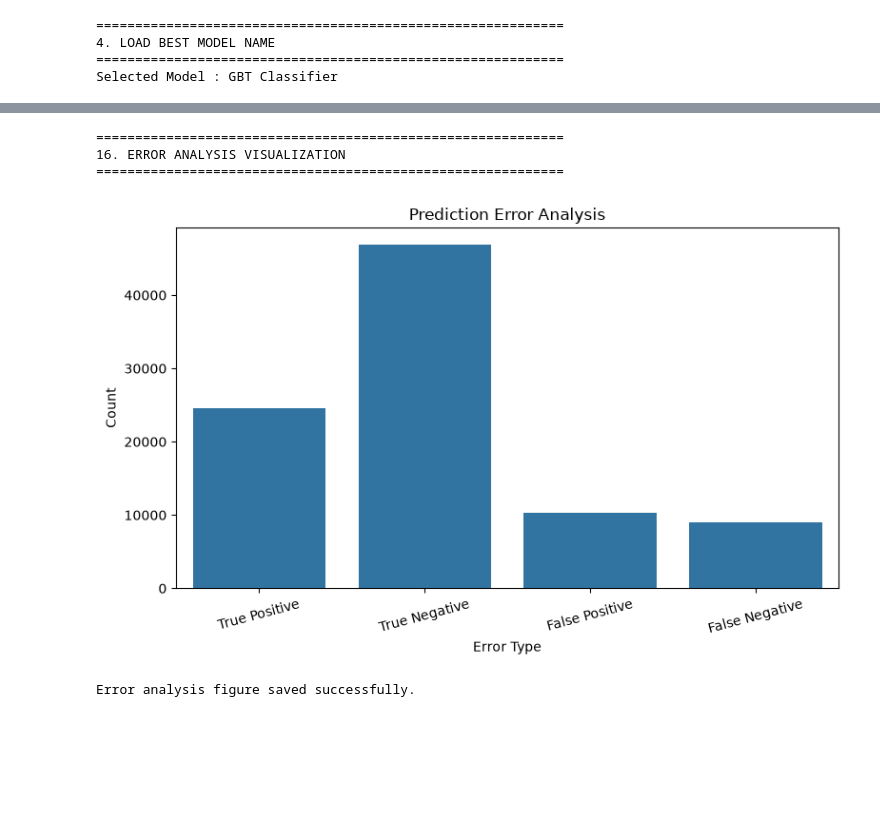
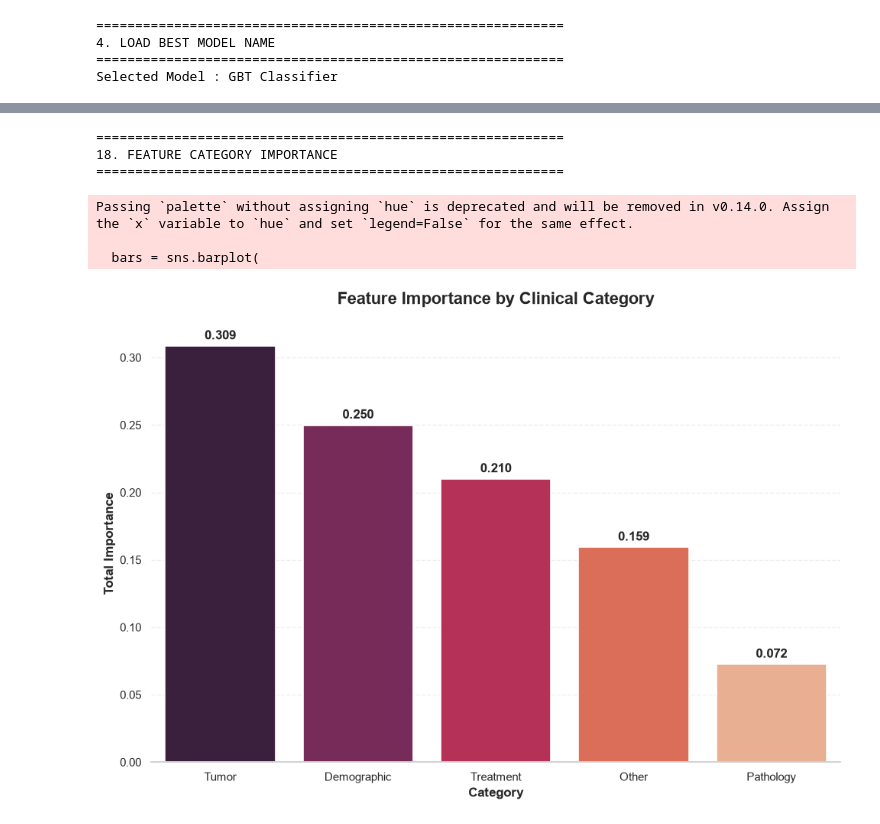
Before and after one commit to JinxX111/Breast-Cancer-Survival-Prediction, a Jupyter notebook: notebooks/06_Model_Interpretation.ipynb, the cells around one changed output, grey strips where cells are left out. Drawn from its saved outputs; the diff is of its cells as text; code cells hidden in the pictures; blank space fills up the shorter version.

```diff
--- a/notebooks/06_Model_Interpretation.ipynb
+++ b/notebooks/06_Model_Interpretation.ipynb
@@ -56,6 +56,23 @@ from sklearn.metrics import (
     f1_score
 )
 
+# Visualization Style Configuration
+
+import matplotlib.pyplot as plt
+import seaborn as sns
+
+sns.set_theme(
+    style="whitegrid",
+    context="notebook"
+)
+
+plt.rcParams["figure.figsize"] = (10,6)
+plt.rcParams["axes.titlesize"] = 15
+plt.rcParams["axes.labelsize"] = 12
+plt.rcParams["xtick.labelsize"] = 11
+plt.rcParams["ytick.labelsize"] = 11
+plt.rcParams["legend.fontsize"] = 11
+
 PROJECT_ROOT = os.path.abspath("..")
 if PROJECT_ROOT not in sys.path:
     sys.path.append(PROJECT_ROOT)
@@ -659,42 +708,50 @@ False Negative Rate  : 0.2690
 | 10 | False Negative Rate | 0.268954 |
 Error summary exported successfully.
 # %%
-# 16. Error Analysis Visualization | Trực quan hóa lỗi dự đoán
+# 18. Feature Category Importance | Độ quan trọng theo danh mục đặc trưng
 
 print("\n" + "=" * 60)
-print("16. ERROR ANALYSIS VISUALIZATION")
+print("18. FEATURE CATEGORY IMPORTANCE")
 print("=" * 60)
 
-error_plot = pd.DataFrame({
-    "Error Type": [
-        "True Positive",
-        "True Negative",
-        "False Positive",
-        "False Negative"
-    ],
-    "Count": [
-        TP,
-        TN,
-        FP,
-        FN
-    ]
-})
+plt.figure(figsize=(10, 7))
 
-plt.figure(figsize=(8, 5))
+category_df_sorted = category_df.sort_values("Absolute_Impact", ascending=False)
+bars = sns.barplot(
+    data=category_df_sorted,
+    x="Category",
+    y="Absolute_Impact",
+    palette="rocket",
+    edgecolor="white",
+    linewidth=1.2
+)
 
-sns.barplot(data=error_plot,x="Error Type",y="Count")
-plt.title("Prediction Error Analysis")
-plt.xticks(rotation=15)
+for bar in bars.patches:
+    plt.text(
+        bar.get_x() + bar.get_width() / 2,
+        bar.get_height() + 0.005,
+        f"{bar.get_height():.3f}",
+        ha="center",
+        fontsize=12,
+        fontweight="bold"
+    )
+
+plt.title("Feature Importance by Clinical Category", fontsize=16, fontweight="bold", pad=20)
+plt.xlabel("Category", fontsize=12, fontweight="bold")
+plt.ylabel("Total Importance", fontsize=12, fontweight="bold")
+
+plt.grid(axis="y", linestyle="--", alpha=0.3)
+sns.despine(left=True)
+
 plt.tight_layout()
-
-plt.savefig(os.path.join(FIGURE_PATH,"error_analysis.png"),dpi=300,bbox_inches="tight")
+plt.savefig(f"{FIGURE_PATH}/feature_category_importance.png", dpi=300, bbox_inches="tight")
 plt.show()
-
-print("Error analysis figure saved successfully.")
 # %% [output]
 ============================================================
-16. ERROR ANALYSIS VISUALIZATION
+18. FEATURE CATEGORY IMPORTANCE
 ============================================================
+Passing `palette` without assigning `hue` is deprecated and will be removed in v0.14.0. Assign the `x` variable to `hue` and set `legend=False` for the same effect.
+
+  bars = sns.barplot(
-[figure, old version]
+[figure, new version]
-Error analysis figure saved successfully.
 # %%
```
Also changed, not shown: parts of 29 cells of this notebook, 25 other files.
